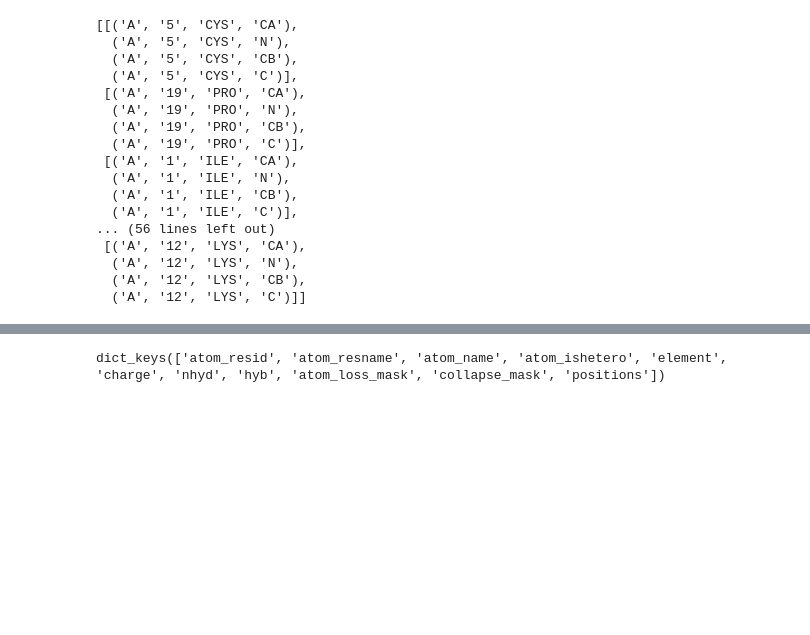
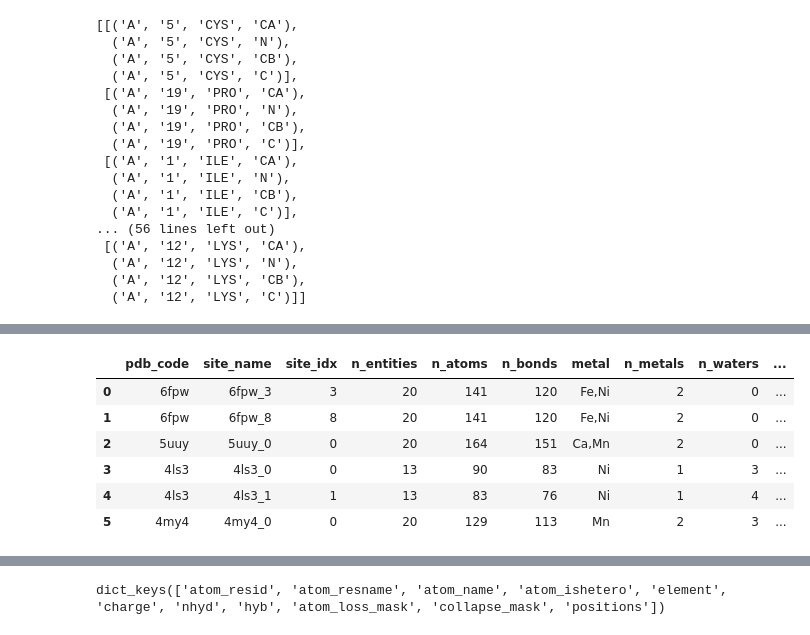
Before and after one commit to EvanKomp/metal_site_modeling, a Jupyter notebook: notebooks/pdb_loader_collator.ipynb, the cells around one changed output, grey strips where cells are left out. Cells and saved outputs as stored; diff of their text form; code cells hidden in the pictures; blank space fills up the shorter version.

```diff
--- a/notebooks/pdb_loader_collator.ipynb
+++ b/notebooks/pdb_loader_collator.ipynb
@@ -136,0 +181,16 @@ viewer.show()
+# %%
+ds = MetalSiteDataset(
+    cache_folder='../data/1/1.1_parse_sites_metadata',
+    valid_metals=['Mn', 'Ni']
+)
+# %%
+md = ds.get_metadata()
+md
+# %% [output]
+|  | pdb_code | site_name | site_idx | n_entities | n_atoms | n_bonds | metal | n_metals | n_waters | ... |
+| 0 | 6fpw | 6fpw_3 | 3 | 20 | 141 | 120 | Fe,Ni | 2 | 0 | ... |
+| 1 | 6fpw | 6fpw_8 | 8 | 20 | 141 | 120 | Fe,Ni | 2 | 0 | ... |
+| 2 | 5uuy | 5uuy_0 | 0 | 20 | 164 | 151 | Ca,Mn | 2 | 0 | ... |
+| 3 | 4ls3 | 4ls3_0 | 0 | 13 | 90 | 83 | Ni | 1 | 3 | ... |
+| 4 | 4ls3 | 4ls3_1 | 1 | 13 | 83 | 76 | Ni | 1 | 4 | ... |
+| 5 | 4my4 | 4my4_0 | 0 | 20 | 129 | 113 | Mn | 2 | 3 | ... |
```
Also changed, not shown: parts of 17 cells of this notebook, 5 other files.
